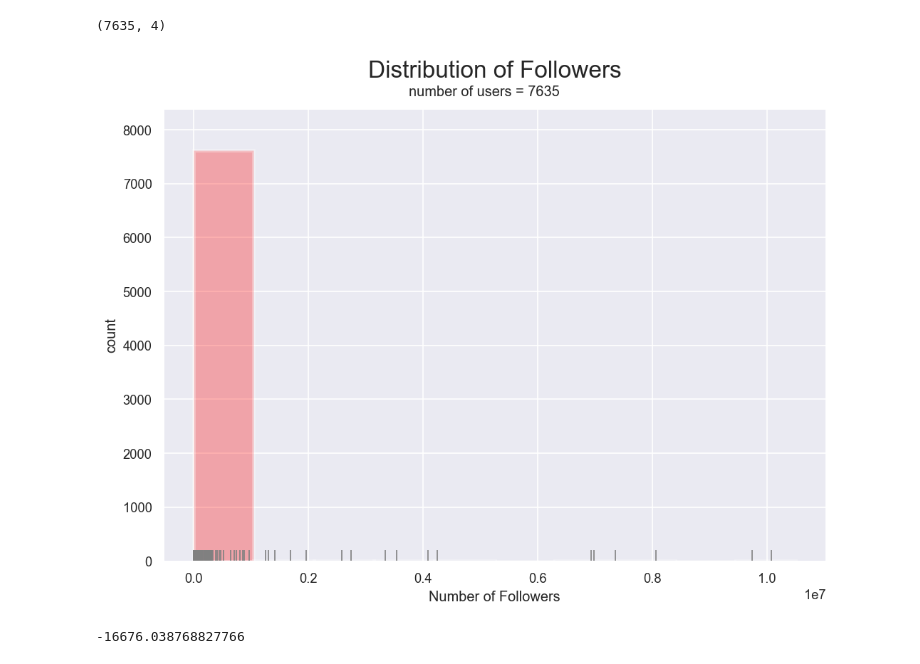
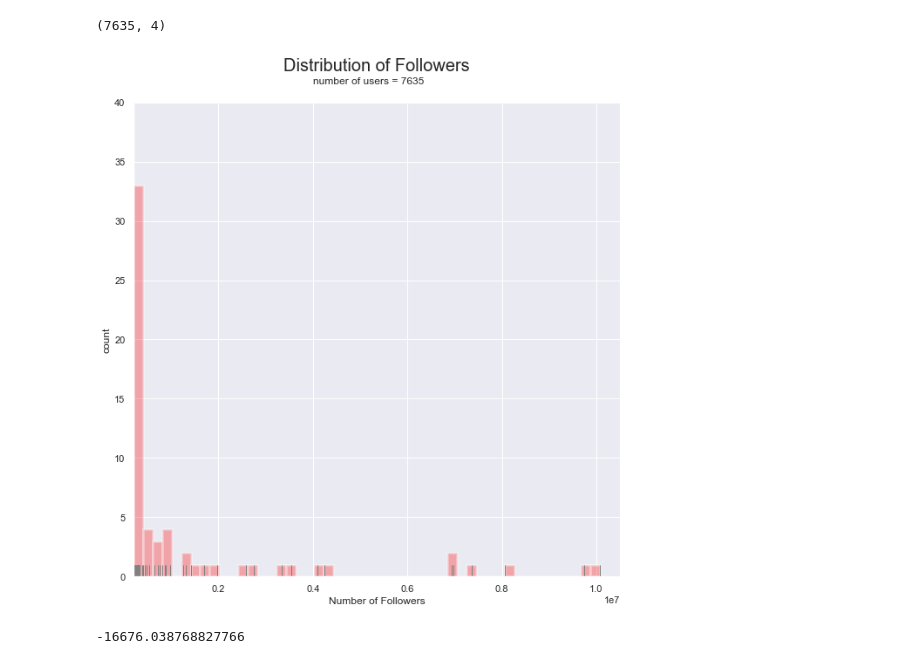
Before and after one commit to sofiapiedrahita/CyberCollective, a Jupyter notebook: Cyber Security Tweets Analysis - Elyse.ipynb, the cells around one changed output. Cells and saved outputs as stored; diff of their text form; code cells hidden in the pictures.

```diff
--- a/Cyber Security Tweets Analysis - Elyse.ipynb
+++ b/Cyber Security Tweets Analysis - Elyse.ipynb
@@ -7,7 +7,7 @@ import numpy as np
 import matplotlib.pyplot as plt
 import warnings
 import seaborn as sns
-sns.set(rc={'figure.figsize':(6,8)})
+sns.set(rc={'figure.figsize':(10,10)})
 
 import warnings
 warnings.simplefilter("ignore")
@@ -350,15 +370,17 @@ followers.shape
 # %% [output]
 (7635, 4)
 # %%
+fig, ax = plt.subplots(figsize=(10,10))
 sns.distplot(followers['new_fol_col'], norm_hist = False, kde = False, rug = True, color = "gray",
-            hist_kws={"linewidth": 3, "color": "red", "alpha": .3, "range": (0, 10500000)},
-            bins = 10)
+            hist_kws={"linewidth": 3, "color": "red", "alpha": .3,})
 plt.title("Distribution of Followers", y = 1.055, size = 20)
 plt.suptitle("number of users = 7635", y = .92);
 plt.xlabel("Number of Followers")
-plt.ylabel("count");
+plt.ylabel("count")
+plt.xlim((200000, 10500000))
+plt.ylim((0,40));
 # %% [output]
-[figure, old version]
+[figure, new version]
 # %%
 followers['diff_from_mean'].min()
 # %% [output]
```
Also changed, not shown: parts of 4 cells of this notebook.
